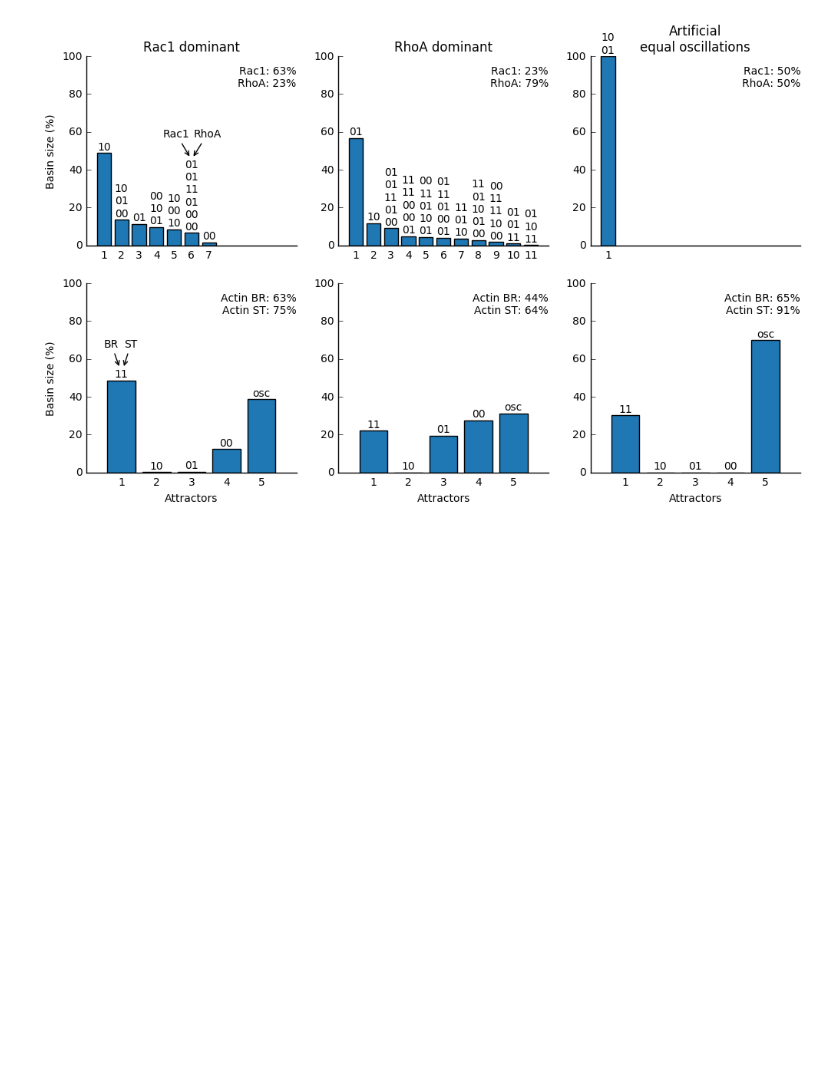
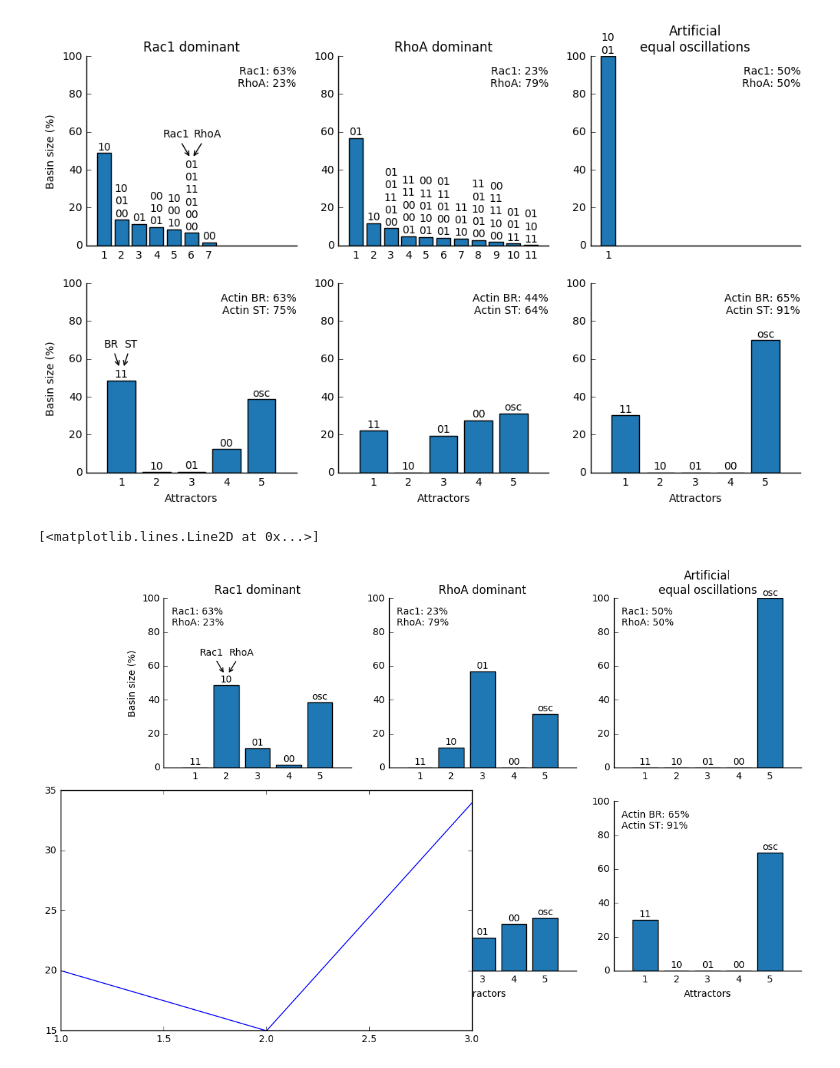
Before and after one commit to Vitaljok/actin-signaling, a Jupyter notebook: Basin charts.ipynb, the cells around one changed output. Drawn from its saved outputs; the diff is of its cells as text; code cells hidden in the pictures; blank space fills up the shorter version.

```diff
--- a/Basin charts.ipynb
+++ b/Basin charts.ipynb
@@ -210,3 +210,73 @@ fig.savefig('charts/fig_2_c.eps', bbox_inches='tight')
 fig.savefig('charts/fig_2_c.png', bbox_inches='tight', dpi=300)
 # %% [output]
 [figure]
+# %%
+def get_activity(report):
+    import csv
+    reader = csv.reader(open('reports/{}/base/weighted_activity.csv'.format(report), 'r'))
+    act = {}
+    for data in reader:
+        act[data[0]] = data[1]
+
+    return act
+
+titles = ['Rac1 dominant', 'RhoA dominant', 'Artificial\nequal oscillations']
+activities = [get_activity(report) for report in reports]
+data = {}
+
+for idx, file in enumerate(files):
+    with open(file, 'r') as file:
+        data_a, data_r, _ = file.read().split("\n\n\n\n")
+
+    nm, basins, values = parse_raw_basins(data_r)
+    bt, vt = transform_basins(basins, values)
+
+
+
+
+
+
+fig, axes = pl.subplots(2, 3, sharey=True, figsize = (12, 7))
+for idx, file in enumerate(files):
+    with open(file, 'r') as file:
+        data_a, data_r, _ = file.read().split("\n\n\n\n")
+
+    nm, basins, values = parse_raw_basins(data_r)
+
+    bt, vt = transform_basins(basins, values)
+    plot_basins(data_r, axes[0, idx], bt, vt)
+    axes[0, idx].set_title(titles[idx], y=1.0)
+    axes[0, idx].set_xlim((0, 6))
+    axes[0, idx].text(0.25, 95,
+                      'Rac1: {}%\nRhoA: {}%'.format(activities[idx]['Rac1'], activities[idx]['RhoA']),
+                      horizontalalignment='left',
+                      verticalalignment='top')
+
+    nm, basins, values = parse_raw_basins(data_a)
+    bt, vt = transform_basins(basins, values)
+    plot_basins(data_a, axes[1, idx], bt, vt)
+    axes[1, idx].set_xlabel('Attractors')
+    axes[1, idx].set_xlim((0, 6))
+
+    axes[1, idx].text(0.25, 95,
+                      'Actin BR: {}%\nActin ST: {}%'.format(activities[idx]['Actin_BR'], activities[idx]['Actin_ST']),
+                      horizontalalignment='left',
+                      verticalalignment='top')
+
+axes[0, 0].set_ylabel('Basin size (%)')
+axes[1, 0].set_ylabel('Basin size (%)')
+
+add_annotation(axes[0,0], ('Rac1', 'RhoA'), 2, 55)
+add_annotation(axes[1,0], ('BR', 'ST'), 1, 55)
+
+
+# axes[0, 0].axes([.65, .6, .2, .2])
+pl.axes([0, 0, .5, .5])
+pl.plot([1, 2, 3], [20, 15, 34])
+
+# fig.savefig('charts/fig_2_d.svg', bbox_inches='tight')
+# fig.savefig('charts/fig_2_d.eps', bbox_inches='tight')
+# fig.savefig('charts/fig_2_d.png', bbox_inches='tight', dpi=300)
+# %% [output]
+[<matplotlib.lines.Line2D at 0x...>]
+[figure, added]
```
Also changed, not shown: 4 other files.
